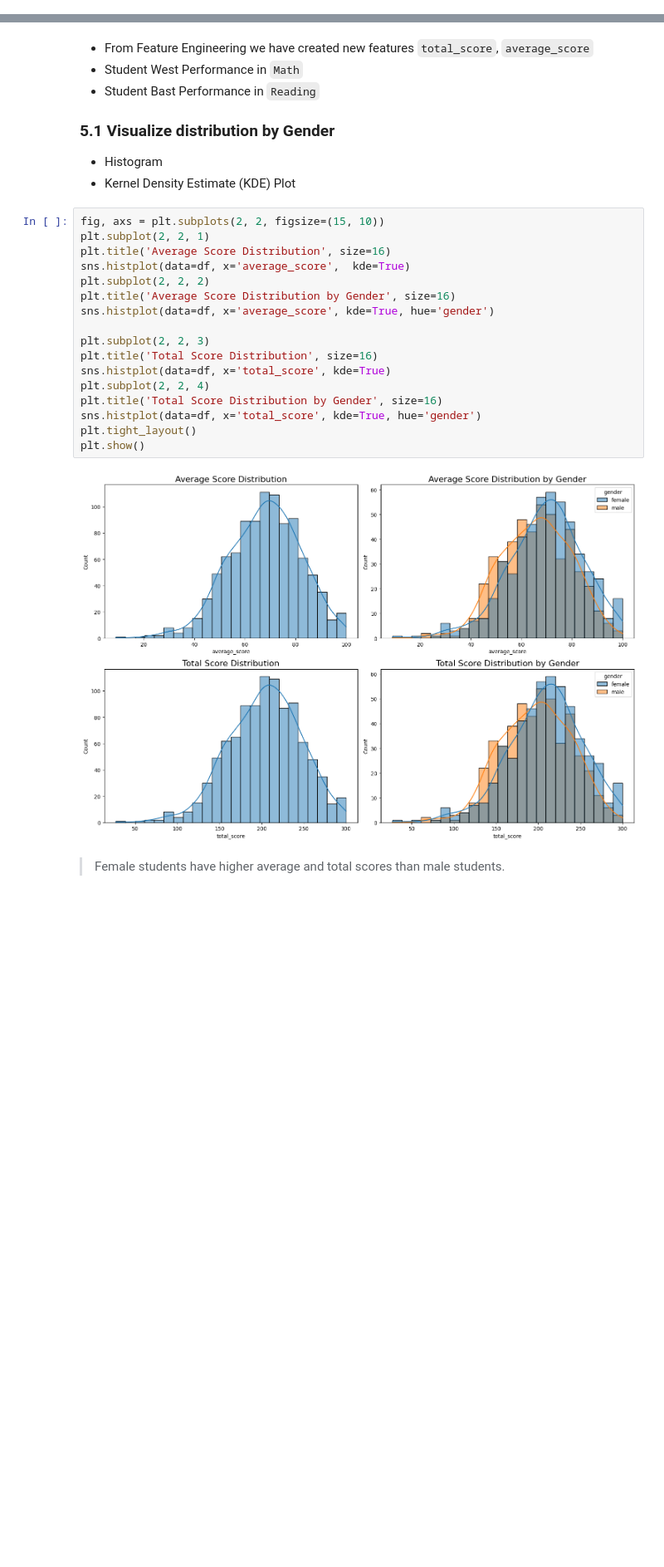
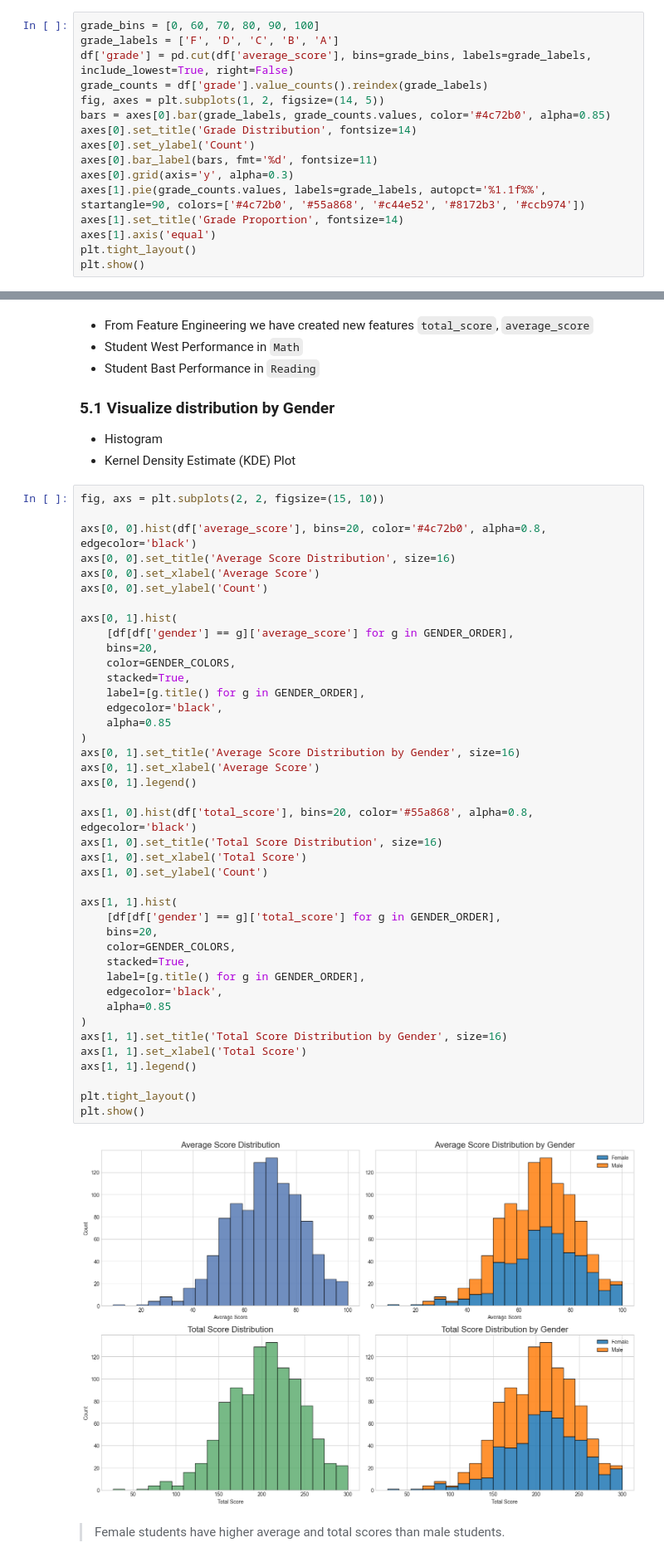
Before and after one commit to sadbinsiddique/ml-project, a Jupyter notebook: notebook/1. EDA STUDENT PERFORMANCE.ipynb, the cells around one changed output, grey strips where cells are left out. Shown at 83% size. Saved outputs shown, nothing was run; the diff lists cells and outputs as text; blank space fills up the shorter version.

```diff
--- a/notebook/1. EDA STUDENT PERFORMANCE.ipynb
+++ b/notebook/1. EDA STUDENT PERFORMANCE.ipynb
@@ -251,3 +248,19 @@ print(reading_less)
 Number of Students with Math Score Below pass mark: 19
 Number of Students with Writing Score Below pass mark: 12
 Number of Students with Reading Score Below pass mark: 11
+# %%
+grade_bins = [0, 60, 70, 80, 90, 100]
+grade_labels = ['F', 'D', 'C', 'B', 'A']
+df['grade'] = pd.cut(df['average_score'], bins=grade_bins, labels=grade_labels, include_lowest=True, right=False)
+grade_counts = df['grade'].value_counts().reindex(grade_labels)
+fig, axes = plt.subplots(1, 2, figsize=(14, 5))
+bars = axes[0].bar(grade_labels, grade_counts.values, color='#4c72b0', alpha=0.85)
+axes[0].set_title('Grade Distribution', fontsize=14)
+axes[0].set_ylabel('Count')
+axes[0].bar_label(bars, fmt='%d', fontsize=11)
+axes[0].grid(axis='y', alpha=0.3)
+axes[1].pie(grade_counts.values, labels=grade_labels, autopct='%1.1f%%', startangle=90, colors=['#4c72b0', '#55a868', '#c44e52', '#8172b3', '#ccb974'])
+axes[1].set_title('Grade Proportion', fontsize=14)
+axes[1].axis('equal')
+plt.tight_layout()
+plt.show()
@@ -264,23 +279,47 @@ Number of Students with Reading Score Below pass mark: 11
 - Kernel Density Estimate (KDE) Plot
 # %%
 fig, axs = plt.subplots(2, 2, figsize=(15, 10))
-plt.subplot(2, 2, 1)
-plt.title('Average Score Distribution', size=16)
-sns.histplot(data=df, x='average_score',  kde=True)
-plt.subplot(2, 2, 2)
-plt.title('Average Score Distribution by Gender', size=16)
-sns.histplot(data=df, x='average_score', kde=True, hue='gender')
 
-plt.subplot(2, 2, 3)
-plt.title('Total Score Distribution', size=16)
-sns.histplot(data=df, x='total_score', kde=True)
-plt.subplot(2, 2, 4)
-plt.title('Total Score Distribution by Gender', size=16)
-sns.histplot(data=df, x='total_score', kde=True, hue='gender')
+axs[0, 0].hist(df['average_score'], bins=20, color='#4c72b0', alpha=0.8, edgecolor='black')
+axs[0, 0].set_title('Average Score Distribution', size=16)
+axs[0, 0].set_xlabel('Average Score')
+axs[0, 0].set_ylabel('Count')
+
+axs[0, 1].hist(
+    [df[df['gender'] == g]['average_score'] for g in GENDER_ORDER],
+    bins=20,
+    color=GENDER_COLORS,
+    stacked=True,
+    label=[g.title() for g in GENDER_ORDER],
+    edgecolor='black',
+    alpha=0.85
+)
+axs[0, 1].set_title('Average Score Distribution by Gender', size=16)
+axs[0, 1].set_xlabel('Average Score')
+axs[0, 1].legend()
+
+axs[1, 0].hist(df['total_score'], bins=20, color='#55a868', alpha=0.8, edgecolor='black')
+axs[1, 0].set_title('Total Score Distribution', size=16)
+axs[1, 0].set_xlabel('Total Score')
+axs[1, 0].set_ylabel('Count')
+
+axs[1, 1].hist(
+    [df[df['gender'] == g]['total_score'] for g in GENDER_ORDER],
+    bins=20,
+    color=GENDER_COLORS,
+    stacked=True,
+    label=[g.title() for g in GENDER_ORDER],
+    edgecolor='black',
+    alpha=0.85
+)
+axs[1, 1].set_title('Total Score Distribution by Gender', size=16)
+axs[1, 1].set_xlabel('Total Score')
+axs[1, 1].legend()
+
 plt.tight_layout()
 plt.show()
 # %% [output]
-[figure, old version]
+[figure, new version]
 # %% [markdown]
 > Female students have higher average and total scores than male students.
 # %%
```
Also changed, not shown: parts of 25 cells of this notebook.
